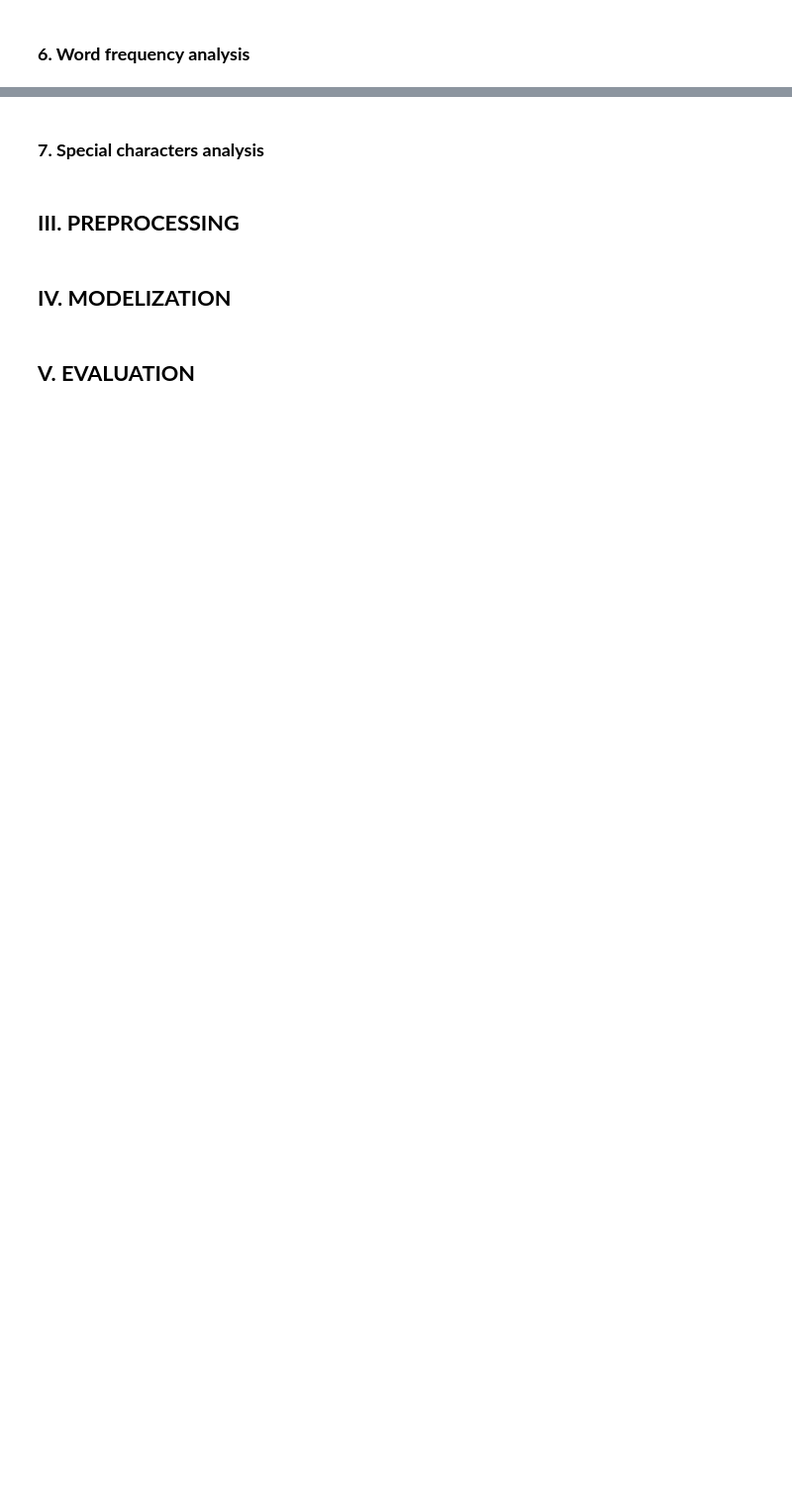
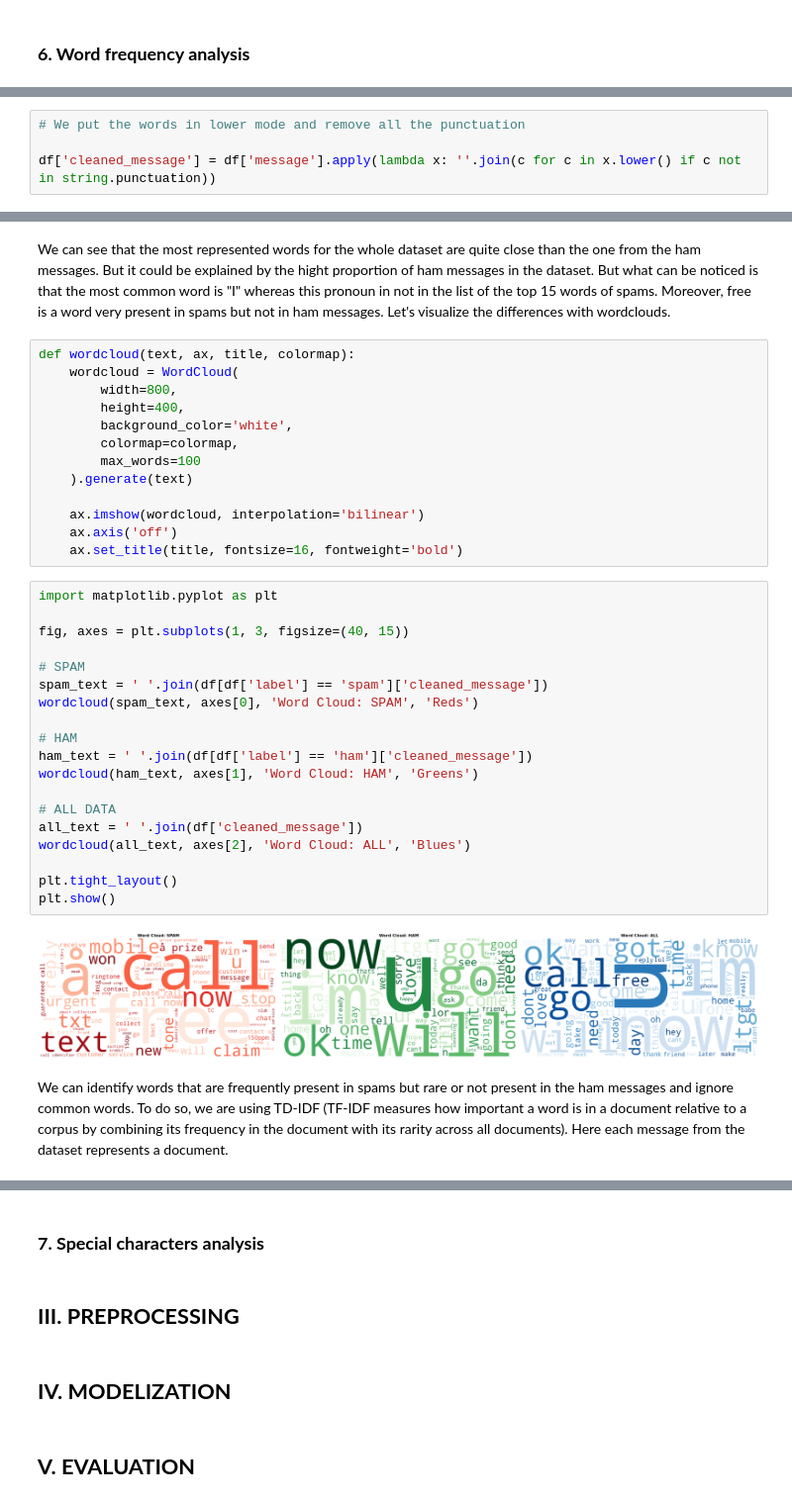
Before and after one commit to Mounia-Agronomist-Datascientist/AT-T_project, a Jupyter notebook: 1_AT_T_project_EDA.ipynb, the cells around one changed output, grey strips where cells are left out. Shown at 99% size. Cells and saved outputs as stored; diff of their text form; blank space fills up the shorter version.

Commit message:
EDA - Words analysis

```diff
--- a/1_AT_T_project_EDA.ipynb
+++ b/1_AT_T_project_EDA.ipynb
@@ -279,0 +325,4 @@ The boxplots suggests a difference in the lenghts of spam messages that seems to
+# %%
+# We put the words in lower mode and remove all the punctuation
+
+df['cleaned_message'] = df['message'].apply(lambda x: ''.join(c for c in x.lower() if c not in string.punctuation))
@@ -279,0 +415,38 @@ The boxplots suggests a difference in the lenghts of spam messages that seems to
+# %% [markdown]
+We can see that the most represented words for the whole dataset are quite close than the one from the ham messages. But it could be explained by the hight proportion of ham messages in the dataset. But what can be noticed is that the most common word is "I" whereas this pronoun in not in the list of the top 15 words of spams. Moreover, free is a word very present in spams but not in ham messages. Let's visualize the differences with wordclouds.
+# %%
+def wordcloud(text, ax, title, colormap):
+    wordcloud = WordCloud(
+        width=800,
+        height=400,
+        background_color='white',
+        colormap=colormap,
+        max_words=100
+    ).generate(text)
+
+    ax.imshow(wordcloud, interpolation='bilinear')
+    ax.axis('off')
+    ax.set_title(title, fontsize=16, fontweight='bold')
+# %%
+import matplotlib.pyplot as plt
+
+fig, axes = plt.subplots(1, 3, figsize=(40, 15))
+
+# SPAM
+spam_text = ' '.join(df[df['label'] == 'spam']['cleaned_message'])
+wordcloud(spam_text, axes[0], 'Word Cloud: SPAM', 'Reds')
+
+# HAM
+ham_text = ' '.join(df[df['label'] == 'ham']['cleaned_message'])
+wordcloud(ham_text, axes[1], 'Word Cloud: HAM', 'Greens')
+
+# ALL DATA
+all_text = ' '.join(df['cleaned_message'])
+wordcloud(all_text, axes[2], 'Word Cloud: ALL', 'Blues')
+
+plt.tight_layout()
+plt.show()
+# %% [output]
+[figure, added]
+# %% [markdown]
+We can identify words that are frequently present in spams but rare or not present in the ham messages and ignore common words. To do so, we are using TD-IDF (TF-IDF measures how important a word is in a document relative to a corpus by combining its frequency in the document with its rarity across all documents). Here each message from the dataset represents a document.
```
Also changed, not shown: parts of 32 cells of this notebook.
